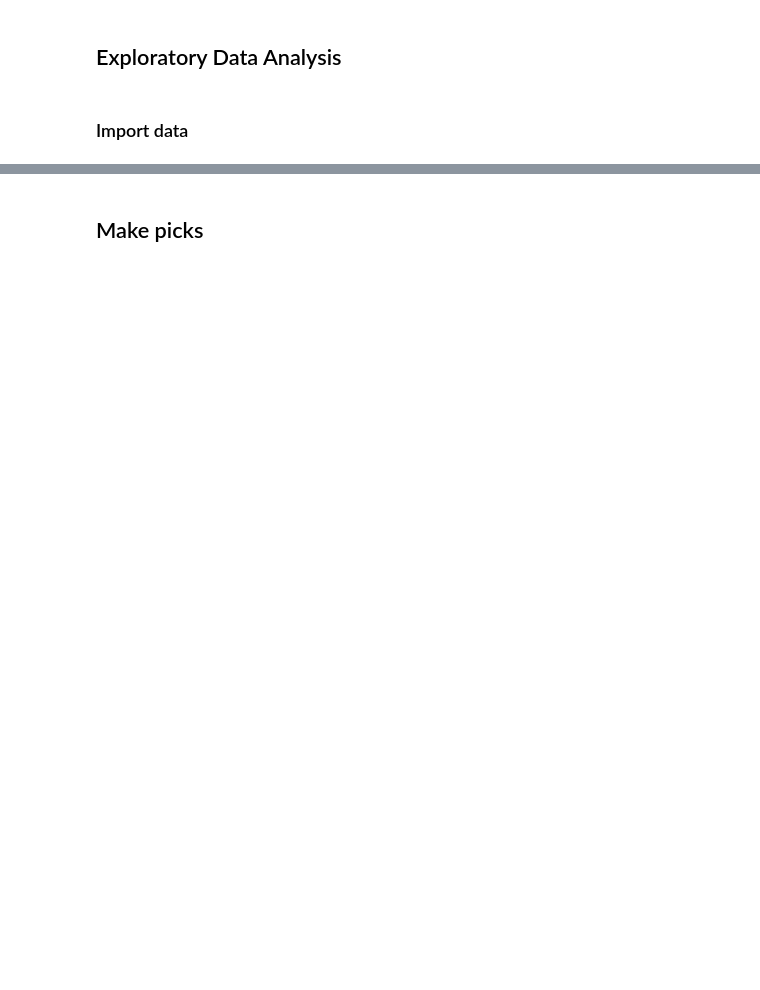
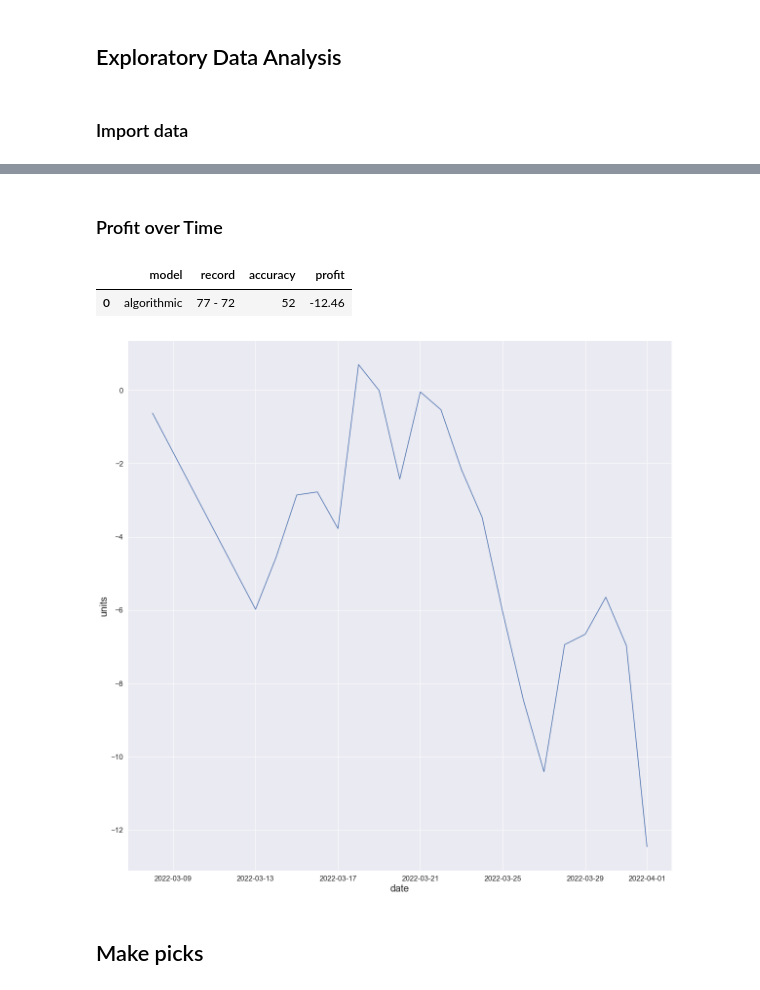
Before and after one commit to tylerengland25/NBA, a Jupyter notebook: backend/predictions/analysis.ipynb, the cells around one changed output, grey strips where cells are left out. Saved outputs shown, nothing was run; the diff lists cells and outputs as text; code cells hidden in the pictures; blank space fills up the shorter version.

```diff
--- a/backend/predictions/analysis.ipynb
+++ b/backend/predictions/analysis.ipynb
@@ -157,3 +192,54 @@ linear_diff
+# %%
+algo_df = pd.read_csv('backend/predictions/3p_predictions_algo.csv').drop(['Unnamed: 0'], axis=1)
+
+# Convert date to datetime
+algo_df['date'] = pd.to_datetime(algo_df['date'])
+
+# Sort by date
+algo_df = algo_df.sort_values(['date'], ascending=True)
+
+# Merge dataframes
+algo_df = pd.merge(algo_df, totals_df, left_on=['date', 'visitor', 'home'], right_on=['date', 'visitor', 'home'], how='left')
+algo_df = algo_df.drop_duplicates(['date', 'visitor', 'home']).dropna(axis=0)
+
+# Hit or bust
+algo_df['hit'] = (((algo_df['3p'] > algo_df['line']) & (algo_df['prediction'] > algo_df['line'])) |
+                    ((algo_df['3p'] < algo_df['line']) & (algo_df['prediction'] < algo_df['line'])))
+
+# Potential payout
+algo_df['potential_profit'] = np.where(algo_df['3p'] > algo_df['line'], algo_df['over'], algo_df['under'])
+algo_df['potential_profit'] = np.where(algo_df['potential_profit'] > 0, algo_df['potential_profit'] / 100, -100 / algo_df['potential_profit'])
+algo_df['profit'] = np.where(algo_df['hit'], algo_df['potential_profit'], -1)
+algo_df['accumulative_profit'] = algo_df['profit'].cumsum()
+# %% [markdown]
+### Profit over Time
+# %%
+# seaborn formatting
+sns.set(rc={"figure.figsize":(20, 20)})
+plt.xlabel('date', fontsize=20)
+plt.ylabel('units', fontsize=20)
+plt.xticks(fontsize=15)
+plt.yticks(fontsize=15)
+
+sns.lineplot(data=algo_df.groupby(['date']).sum(), x='date', y=algo_df.groupby(['date']).sum()['profit'].cumsum())
+
+# Total
+totals = {'model': ['algorithmic'], 'record': [], 'accuracy': [], 'profit': []}
+
+profit = algo_df['profit'].sum()
+correct = algo_df[algo_df['hit'] == True]['hit'].count()
+wrong = algo_df[algo_df['hit'] == False]['hit'].count()
+
+totals['record'].append(f'{correct} - {wrong}')
+totals['accuracy'].append(round((correct / (correct + wrong)) * 100))
+totals['profit'].append(round(profit, 2))
+
+totals = pd.DataFrame(totals).sort_values(['profit', 'accuracy'], ascending=False)
+totals
+# %% [output]
+|  | model | record | accuracy | profit |
+| 0 | algorithmic | 77 - 72 | 52 | -12.46 |
+[figure, added]
 # %% [markdown]
 ## Make picks
 # %%
```
Also changed, not shown: parts of 18 cells of this notebook, 45 other files.
